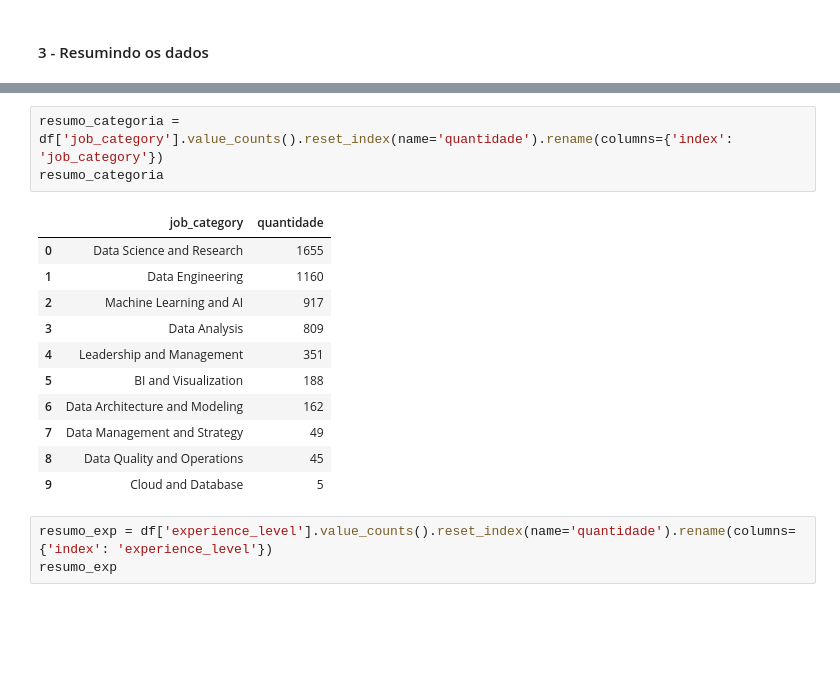
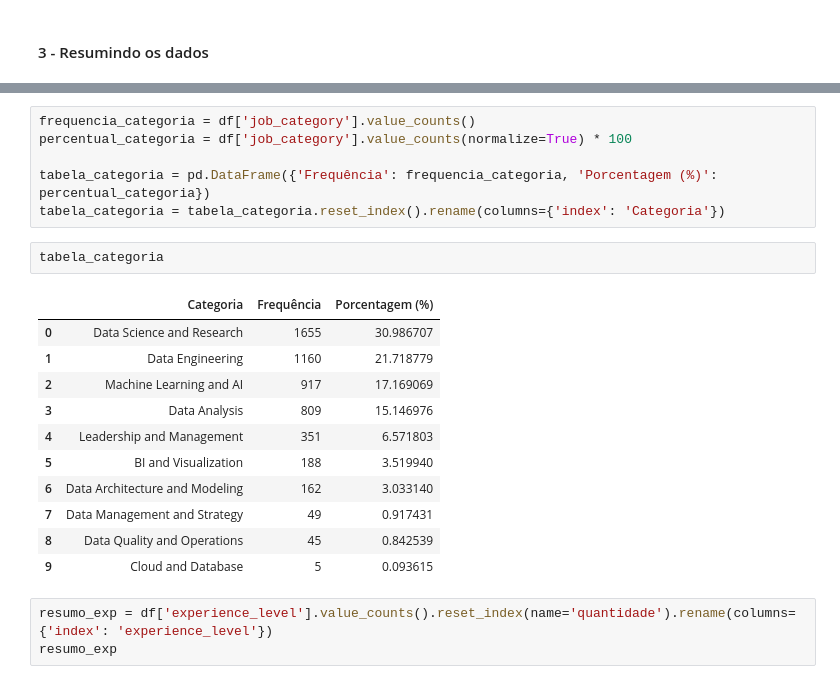
Before and after one commit to ryanrodr/eda-jobs-in-data, a Jupyter notebook: notebooks/analise_exploratoria.ipynb, the cells around one changed output, grey strips where cells are left out. Saved outputs shown, nothing was run; the diff lists cells and outputs as text; blank space fills up the shorter version.

Commit message:
Adicionando mais informações a tabela de categorias

```diff
--- a/notebooks/analise_exploratoria.ipynb
+++ b/notebooks/analise_exploratoria.ipynb
@@ -129,21 +129,26 @@ df.head(3)
 | 0 | 2023 | Data DevOps Engineer | Data Engineering | 95012 | Mid-level | Full-time | Hybrid | ... |
 | 1 | 2023 | Data Architect | Data Architecture and Modeling | 186000 | Senior | Full-time | In-person | ... |
 | 2 | 2023 | Data Architect | Data Architecture and Modeling | 81800 | Senior | Full-time | In-person | ... |
-# %%
-resumo_categoria = df['job_category'].value_counts().reset_index(name='quantidade').rename(columns={'index': 'job_category'})
-resumo_categoria
-# %% [output]
-|  | job_category | quantidade |
-| 0 | Data Science and Research | 1655 |
-| 1 | Data Engineering | 1160 |
-| 2 | Machine Learning and AI | 917 |
-| 3 | Data Analysis | 809 |
-| 4 | Leadership and Management | 351 |
-| 5 | BI and Visualization | 188 |
-| 6 | Data Architecture and Modeling | 162 |
-| 7 | Data Management and Strategy | 49 |
-| 8 | Data Quality and Operations | 45 |
-| 9 | Cloud and Database | 5 |
+# %%
+frequencia_categoria = df['job_category'].value_counts()
+percentual_categoria = df['job_category'].value_counts(normalize=True) * 100
+
+tabela_categoria = pd.DataFrame({'Frequência': frequencia_categoria, 'Porcentagem (%)': percentual_categoria})
+tabela_categoria = tabela_categoria.reset_index().rename(columns={'index': 'Categoria'})
+# %%
+tabela_categoria
+# %% [output]
+|  | Categoria | Frequência | Porcentagem (%) |
+| 0 | Data Science and Research | 1655 | 30.986707 |
+| 1 | Data Engineering | 1160 | 21.718779 |
+| 2 | Machine Learning and AI | 917 | 17.169069 |
+| 3 | Data Analysis | 809 | 15.146976 |
+| 4 | Leadership and Management | 351 | 6.571803 |
+| 5 | BI and Visualization | 188 | 3.519940 |
+| 6 | Data Architecture and Modeling | 162 | 3.033140 |
+| 7 | Data Management and Strategy | 49 | 0.917431 |
+| 8 | Data Quality and Operations | 45 | 0.842539 |
+| 9 | Cloud and Database | 5 | 0.093615 |
 # %%
 resumo_exp = df['experience_level'].value_counts().reset_index(name='quantidade').rename(columns={'index': 'experience_level'})
 resumo_exp
```
Also changed, not shown: parts of 12 cells of this notebook.
